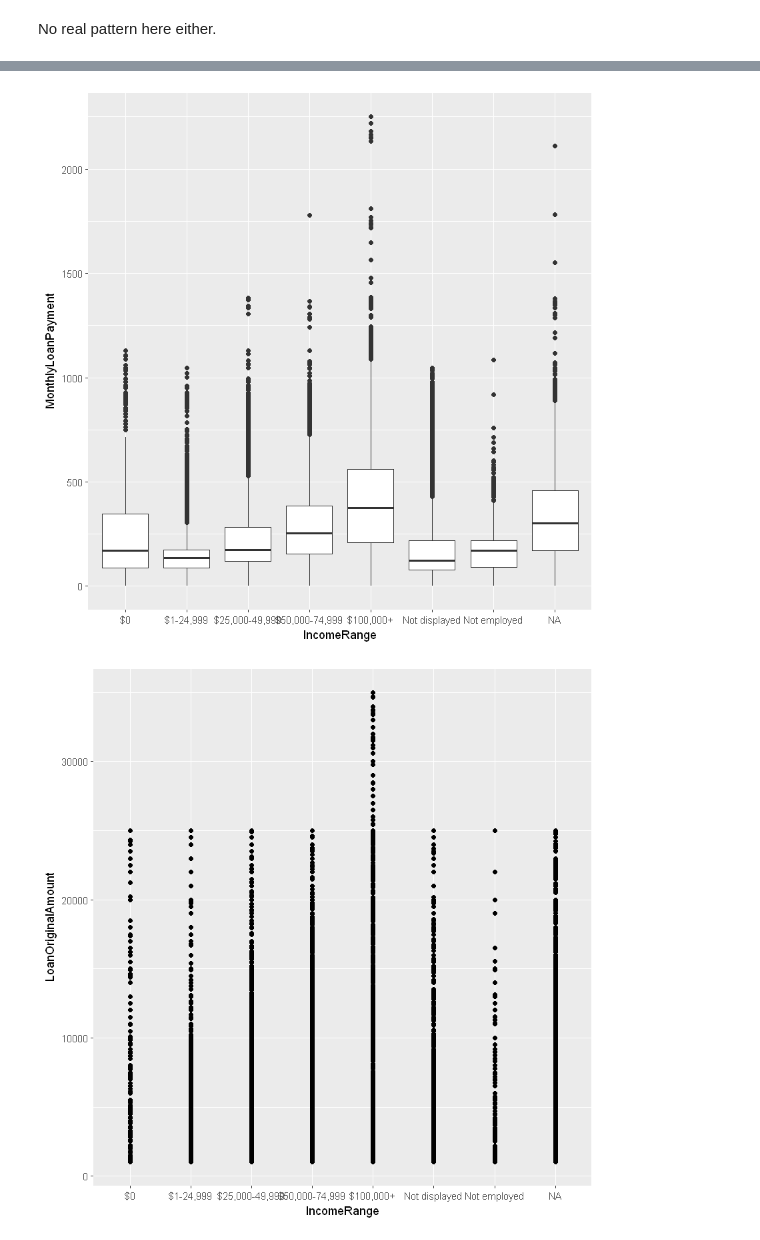
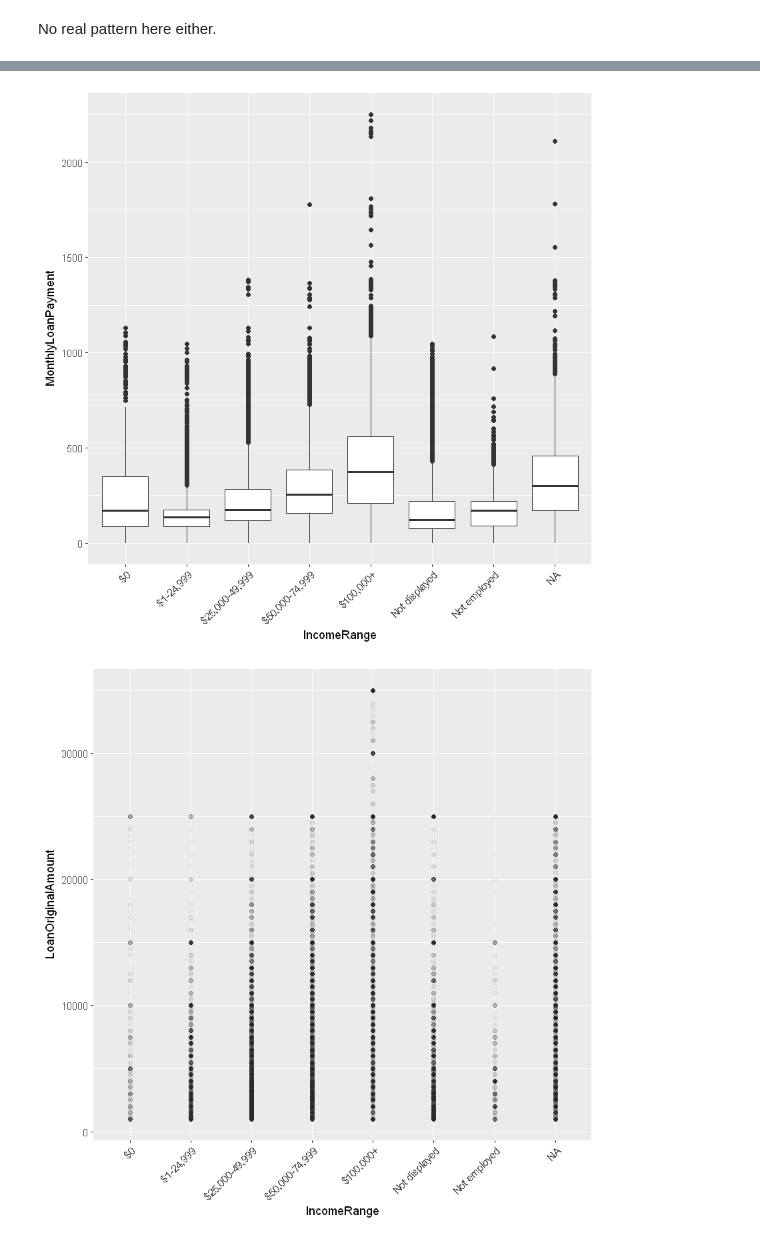
Before and after one commit to timdef/ProsperLoanEDA, a Jupyter notebook: BivariateExploration.ipynb, the cells around one changed output, grey strips where cells are left out. Drawn from its saved outputs; the diff is of its cells as text; code cells hidden in the pictures.

```diff
--- a/BivariateExploration.ipynb
+++ b/BivariateExploration.ipynb
@@ -456,13 +491,14 @@ ggplot(aes(x=IncomeRange, fill = IncomeVerifiable)) + geom_bar(position="dodge")
 # %%
 #Income Range by Monthly Loan Payment
 loans %>%
-ggplot(aes(x = IncomeRange, y = MonthlyLoanPayment)) + geom_boxplot()
-#facet into to chart
+ggplot(aes(x = IncomeRange, y = MonthlyLoanPayment)) + geom_boxplot() +
+theme(axis.text.x = element_text(angle = 45, hjust = 1))
 # %% [output]
-[figure, old version]
+[figure, new version]
 # %%
 #Income Range by Loan Original Amount
 loans %>%
-ggplot(aes(x = IncomeRange, y = LoanOriginalAmount)) + geom_point()
+ggplot(aes(x = IncomeRange, y = LoanOriginalAmount)) + geom_point(alpha = .01) +
+theme(axis.text.x = element_text(angle = 45, hjust = 1))
 # %% [output]
-[figure, old version]
+[figure, new version]
```
Also changed, not shown: parts of 10 cells of this notebook, 1 other file.
